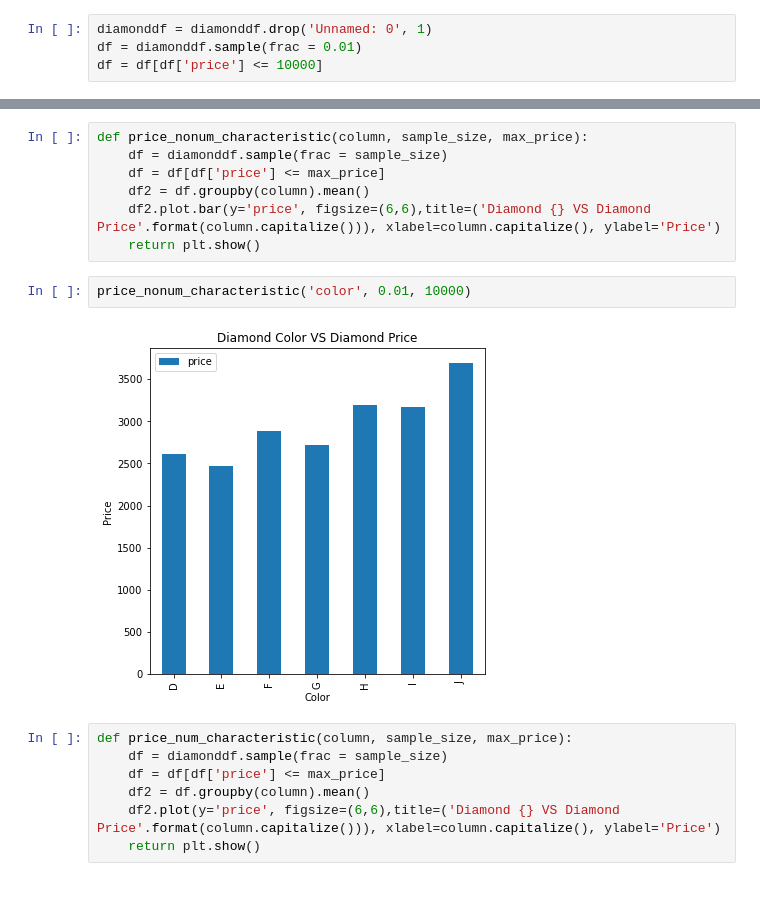
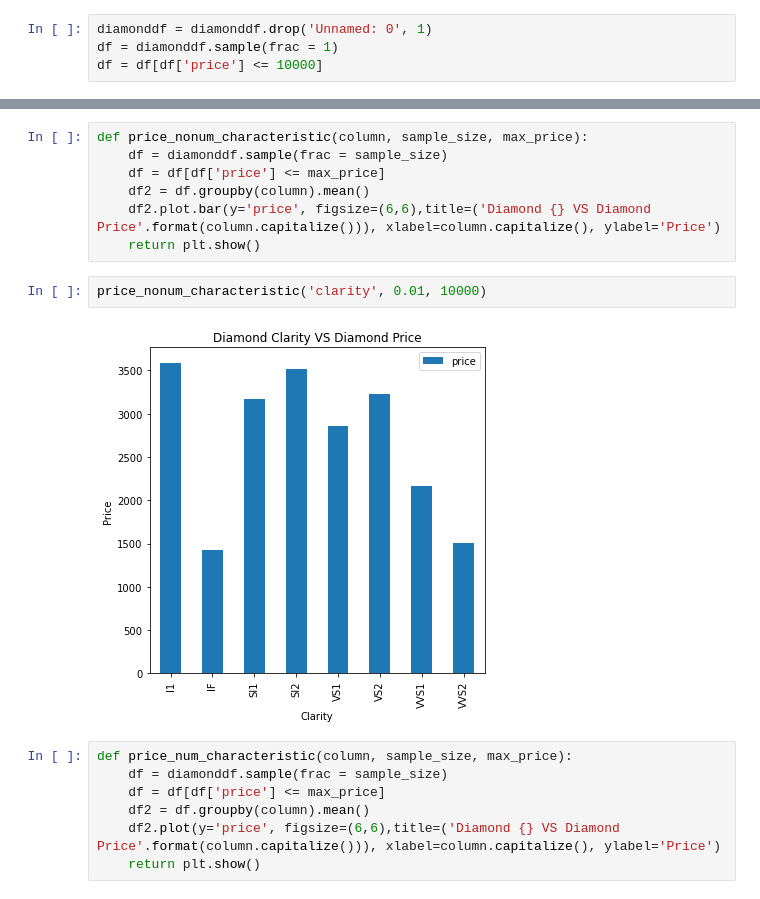
Before and after one commit to Waltercas/CAPSTONE, a Jupyter notebook: Diamonds.ipynb, the cells around one changed output, grey strips where cells are left out. Cells and saved outputs as stored; diff of their text form.

```diff
--- a/Diamonds.ipynb
+++ b/Diamonds.ipynb
@@ -53,5 +36,5 @@ memory usage: 4.5+ MB
 # %%
 diamonddf = diamonddf.drop('Unnamed: 0', 1)
-df = diamonddf.sample(frac = 0.01)
+df = diamonddf.sample(frac = 1)
 df = df[df['price'] <= 10000]
 # %%
@@ -67,9 +50,9 @@ def price_nonum_characteristic(column, sample_size, max_price):
     df2.plot.bar(y='price', figsize=(6,6),title=('Diamond {} VS Diamond Price'.format(column.capitalize())), xlabel=column.capitalize(), ylabel='Price')
     return plt.show()
 # %%
-price_nonum_characteristic('color', 0.01, 10000)
+price_nonum_characteristic('clarity', 0.01, 10000)
 # %% [output]
-[figure, old version]
+[figure, new version]
 # %%
 def price_num_characteristic(column, sample_size, max_price):
     df = diamonddf.sample(frac = sample_size)
```
Also changed, not shown: parts of 24 cells of this notebook, 10 other files.
